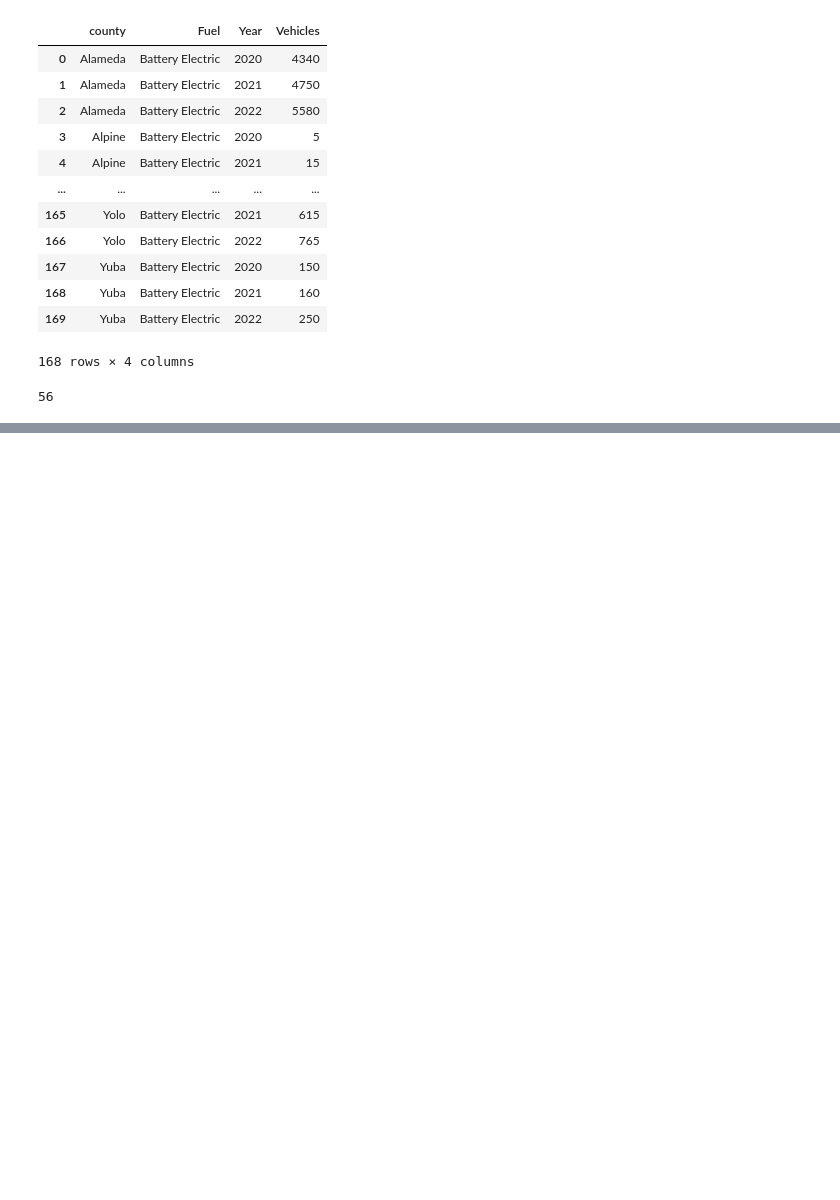
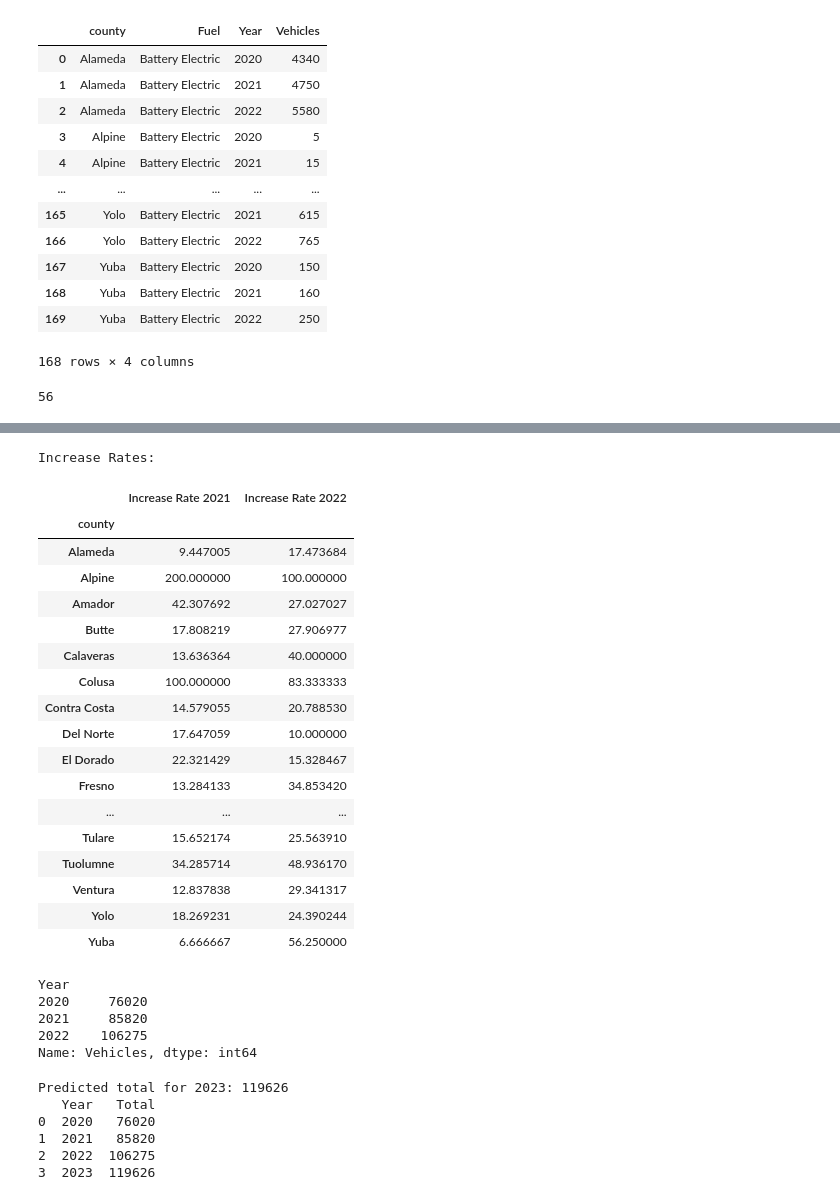
Before and after one commit to JaredWillson/group_9_project_1, a Jupyter notebook: Ginaupdates.ipynb, the cells around one changed output, grey strips where cells are left out. Drawn from its saved outputs; the diff is of its cells as text; code cells hidden in the pictures; blank space fills up the shorter version.

```diff
--- a/Ginaupdates.ipynb
+++ b/Ginaupdates.ipynb
@@ -217,0 +258,79 @@ num_counties
+# %%
+import numpy as np
+from sklearn.linear_model import LinearRegression
+
+# Calculate the percentage increase from 2020 to 2021
+increase_2021 = ((pivot_df[2021] - pivot_df[2020]) / pivot_df[2020]) * 100
+
+# Calculate the percentage increase from 2021 to 2022
+increase_2022 = ((pivot_df[2022] - pivot_df[2021]) / pivot_df[2021]) * 100
+
+# Combine the increase rates into a DataFrame
+increase_rates = pd.DataFrame({'Increase Rate 2021': increase_2021, 'Increase Rate 2022': increase_2022})
+
+# Display the increase rates
+print("Increase Rates:")
+increase_rates
+# %% [output]
+Increase Rates:
+|  | Increase Rate 2021 | Increase Rate 2022 |
+| county |  |  |
+| Alameda | 9.447005 | 17.473684 |
+| Alpine | 200.000000 | 100.000000 |
+| Amador | 42.307692 | 27.027027 |
+| Butte | 17.808219 | 27.906977 |
+| Calaveras | 13.636364 | 40.000000 |
+| Colusa | 100.000000 | 83.333333 |
+| Contra Costa | 14.579055 | 20.788530 |
+| Del Norte | 17.647059 | 10.000000 |
+| El Dorado | 22.321429 | 15.328467 |
+| Fresno | 13.284133 | 34.853420 |
+| ... | ... | ... |
+| Tulare | 15.652174 | 25.563910 |
+| Tuolumne | 34.285714 | 48.936170 |
+| Ventura | 12.837838 | 29.341317 |
+| Yolo | 18.269231 | 24.390244 |
+| Yuba | 6.666667 | 56.250000 |
+# %%
+total_by_year = battery_electric_totals.groupby('Year')['Vehicles'].sum()
+
+# Display the total number of battery electric vehicles for each year
+total_by_year
+# %% [output]
+Year
+2020     76020
+2021     85820
+2022    106275
+Name: Vehicles, dtype: int64
+# %%
+import numpy as np
+from sklearn.linear_model import LinearRegression
+
+# Given data
+years = np.array([2020, 2021, 2022]).reshape(-1, 1)
+totals = np.array([76020, 85820, 106275])
+
+# Create and fit the linear regression model
+model = LinearRegression()
+model.fit(years, totals)
+
+# Predict the total for 2023
+predicted_total_2023 = model.predict([[2023]])
+print("Predicted total for 2023:", int(predicted_total_2023))
+
+# Add the predicted total for 2023 to the data
+data = {'Year': [2020, 2021, 2022, 2023],
+        'Total': [76020, 85820, 106275, int(predicted_total_2023)]}
+
+# Convert the dictionary to a DataFrame
+df = pd.DataFrame(data)
+
+# Display the DataFrame with the predicted total for 2023
+print(df)
+# %% [output]
+Predicted total for 2023: 119626
+   Year   Total
+0  2020   76020
+1  2021   85820
+2  2022  106275
+3  2023  119626
```
Also changed, not shown: parts of 4 cells of this notebook.
